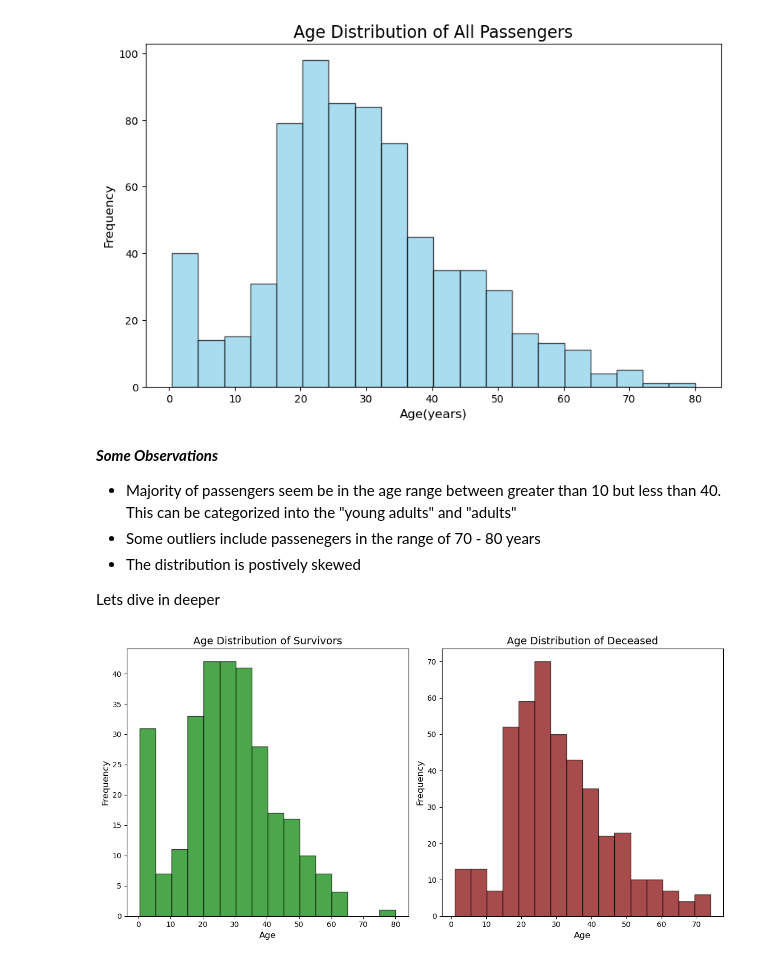
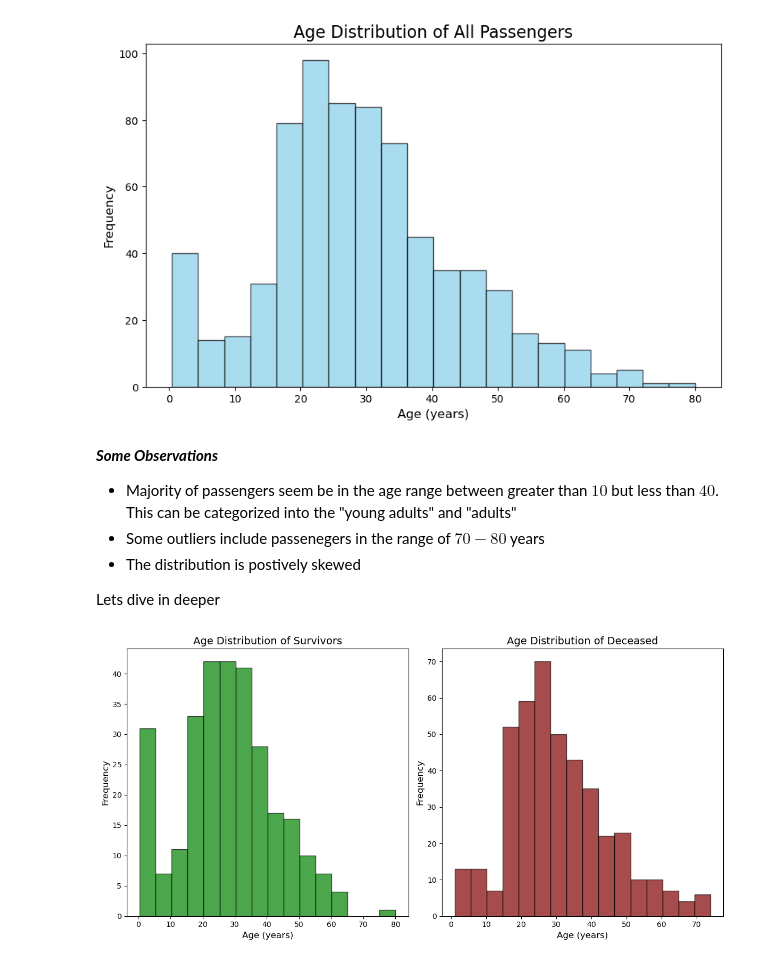
Before and after one commit to davidjoves/Predicting-Survival-from-the-Titanic, a Jupyter notebook: work.ipynb, the cells around one changed output. Cells and saved outputs as stored; diff of their text form; code cells hidden in the pictures.

```diff
--- a/work.ipynb
+++ b/work.ipynb
@@ -380,30 +380,29 @@ age_distribution(train)
 [figure]
 # %% [markdown]
 ___Some Observations___
-- Majority of passengers seem be in the age range between greater than 10 but less than 40. This can be categorized into the "young adults" and "adults"
-- Some outliers include passenegers in the range of 70 - 80 years
+- Majority of passengers seem be in the age range between greater than $10$ but less than $40$. This can be categorized into the "young adults" and "adults"
+- Some outliers include passenegers in the range of $70 - 80$ years
 - The distribution is postively skewed
 
 Lets dive in deeper
 # %%
 def age_distribution_difference(dataset: pd.DataFrame):
     survivors = dataset[dataset['Survived'] == 1].dropna(subset=['Age'])['Age']
     deceased = dataset[dataset['Survived'] == 0].dropna(subset=['Age'])['Age']
-
 
     age_data = [survivors, deceased]
     titles = ["Age Distribution of Survivors", "Age Distribution of Deceased"]
     colors = ['green', 'maroon']
 
     fig, ax = plt.subplots(1, 2, figsize=(12, 6))
     for i, ax in enumerate(ax):
         ax.hist(age_data[i], bins='auto', color=colors[i], edgecolor='black', alpha=0.7)
         ax.set_title(titles[i], fontsize=14)
-        ax.set_xlabel('Age', fontsize=12)
+        ax.set_xlabel('Age (years)', fontsize=12)
         ax.set_ylabel('Frequency', fontsize=12)
     plt.tight_layout()
     plt.show()
 
 age_distribution_difference(train)
 # %% [output]
-[figure, old version]
+[figure, new version]
```
Also changed, not shown: parts of 7 cells of this notebook.
